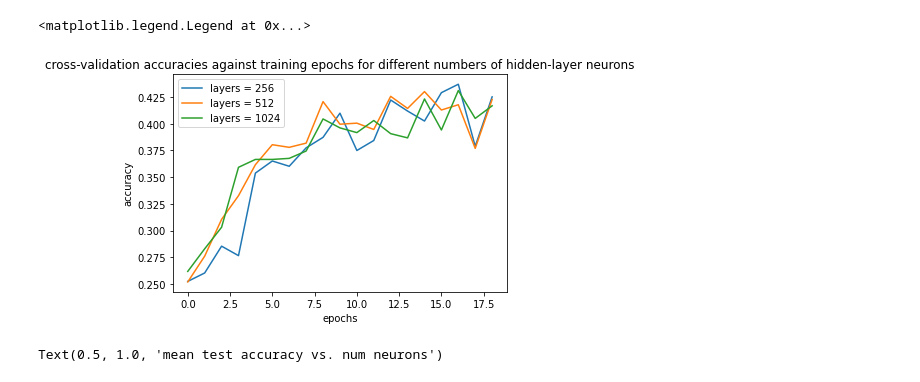
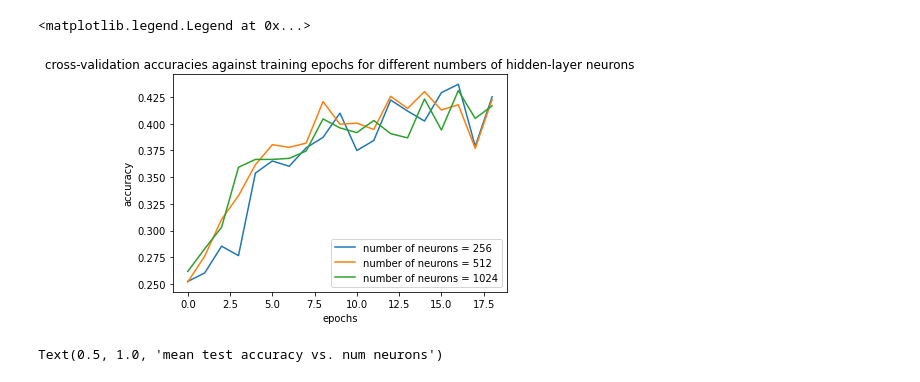
Before and after one commit to kamakshias/CZ4042---Neural-Networks-and-Deep-Learning, a Jupyter notebook: best_age_neurons/no_of_neurons_analysis_age.ipynb, the cells around one changed output. Saved outputs shown, nothing was run; the diff lists cells and outputs as text; code cells hidden in the pictures.

```diff
--- a/best_age_neurons/no_of_neurons_analysis_age.ipynb
+++ b/best_age_neurons/no_of_neurons_analysis_age.ipynb
@@ -27,17 +27,17 @@ df_list.append(df_1024_l)
 # %%
 num_neurons=[256,512,1024]
 plt.figure(2)
 #plt.plot(range(len(neuron_numbers)), neuron_acc)
 #plt.xticks(range(len(neuron_numbers)), neuron_numbers)
 for l in range(3):
-    plt.plot(range(len(df_list[l])), df_list[l], label = 'layers = {}'.format(num_neurons[l]))
+    plt.plot(range(len(df_list[l])), df_list[l], label = 'number of neurons = {}'.format(num_neurons[l]))
 plt.xlabel('epochs')
 plt.ylabel('accuracy')
 plt.title('cross-validation accuracies against training epochs for different numbers of hidden-layer neurons')
 plt.legend()
 # %% [output]
 <matplotlib.legend.Legend at 0x...>
-[figure, old version]
+[figure, new version]
 # %%
 df_256 = pd.read_csv('/content/age_neurons_analysis/data_age_scores_final_4_0.001_256_4.csv')
 df_512 = pd.read_csv('/content/age_neurons_analysis/data_age_scores_final_4_0.001_512_4.csv')
```
Also changed, not shown: 7 other files.
